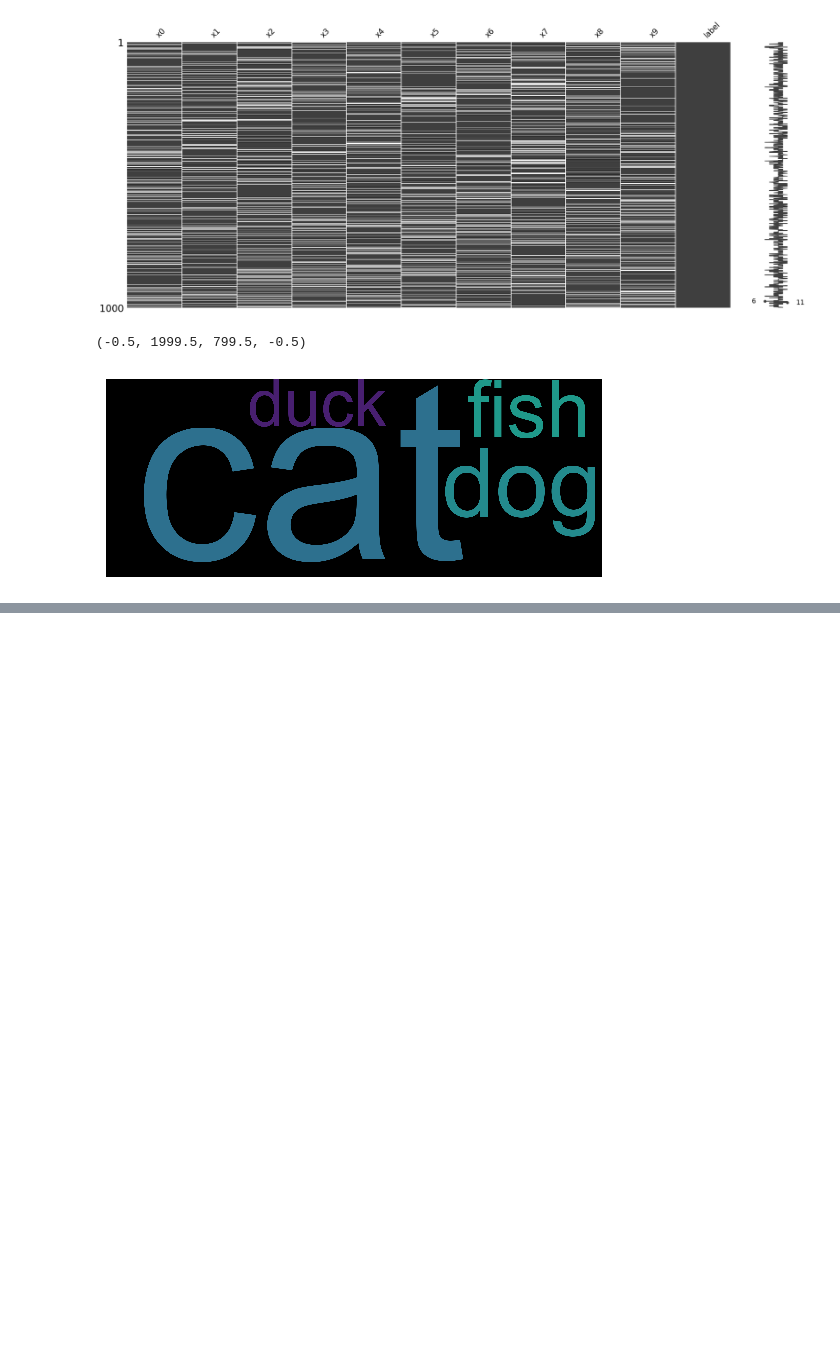
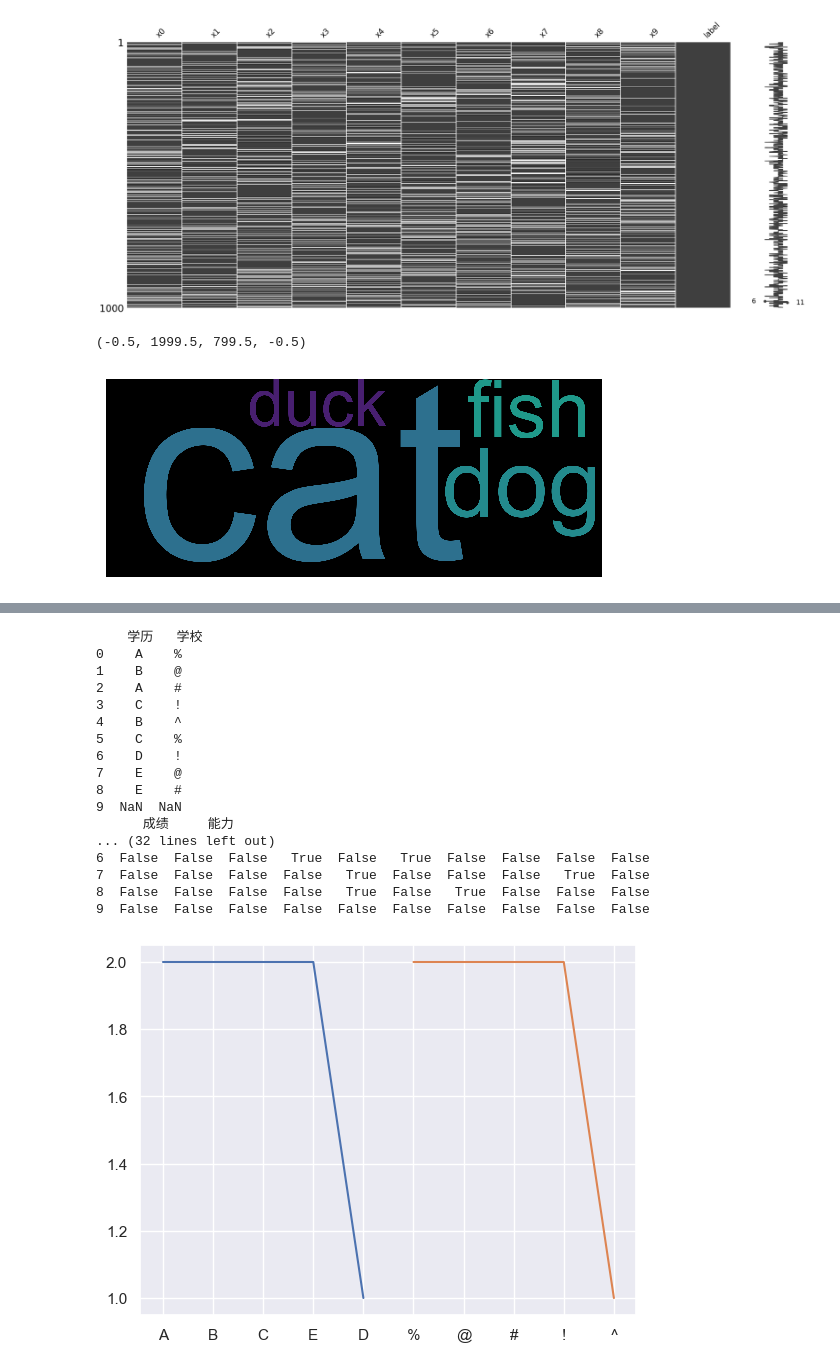
Before and after one commit to ChenZihan-sudo/CS101-Fundamental-Zone, a Jupyter notebook: Python/template_and_practice/practice6.ipynb, the cells around one changed output, grey strips where cells are left out. Drawn from its saved outputs; the diff is of its cells as text; code cells hidden in the pictures; blank space fills up the shorter version.

```diff
--- a/Python/template_and_practice/practice6.ipynb
+++ b/Python/template_and_practice/practice6.ipynb
@@ -219,0 +289,33 @@ plt.axis("off")
+# %%
+data.columns
+id_col = ["姓名"]
+cat_col = ["学历", "学校"]
+cont_col = ["成绩", "能力"]
+print(data[cat_col])
+print(data[cont_col])
+
+for i in cat_col:
+    print(pd.Series(data[i]).value_counts())
+    plt.plot(pd.Series(data[i]).value_counts())
+
+dummies = pd.get_dummies(data[cat_col])
+print("dummies:\n", dummies)
+# %% [output]
+    学历   学校
+0    A    %
+1    B    @
+2    A    #
+3    C    !
+4    B    ^
+5    C    %
+6    D    !
+7    E    @
+8    E    #
+9  NaN  NaN
+      成绩     能力
+... (32 lines left out)
+6  False  False  False   True  False   True  False  False  False  False
+7  False  False  False  False   True  False  False  False   True  False
+8  False  False  False  False   True  False   True  False  False  False
+9  False  False  False  False  False  False  False  False  False  False
+[figure, added]
```
Also changed, not shown: parts of 6 cells of this notebook, 19 other files.
